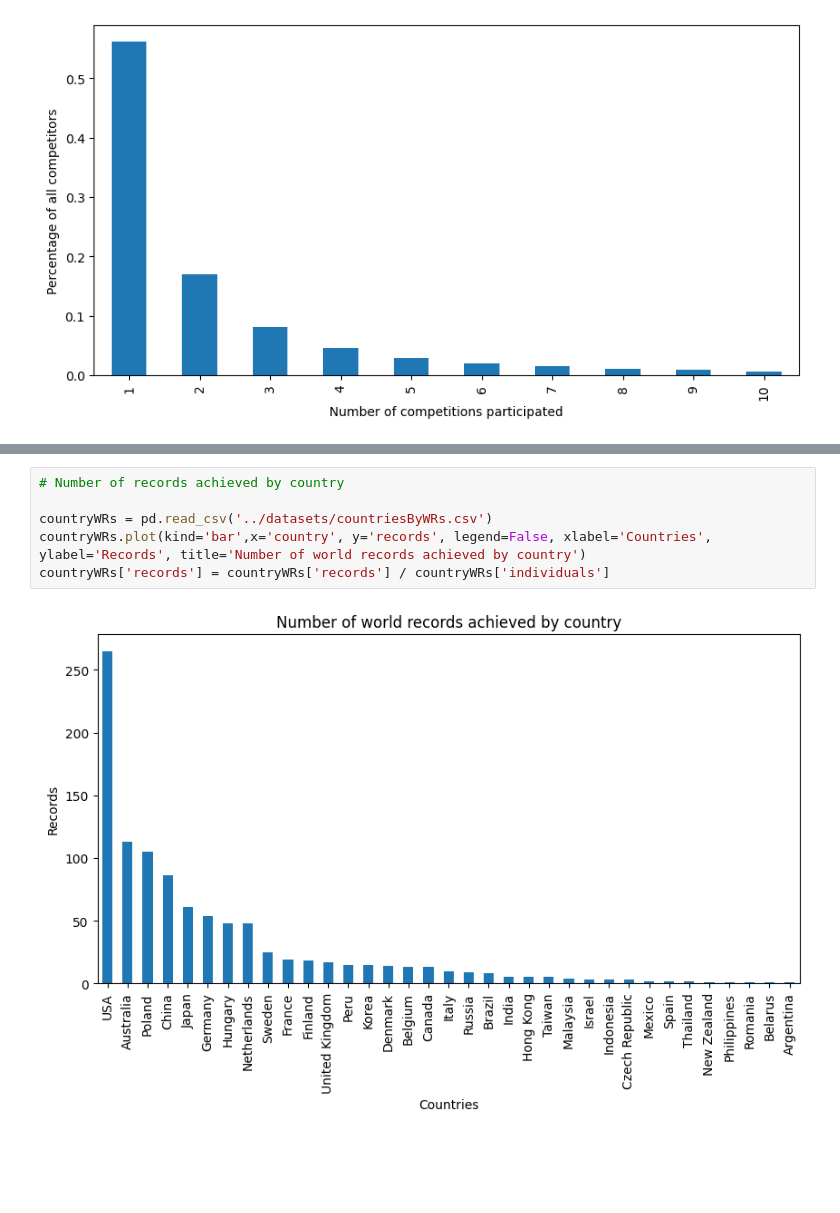
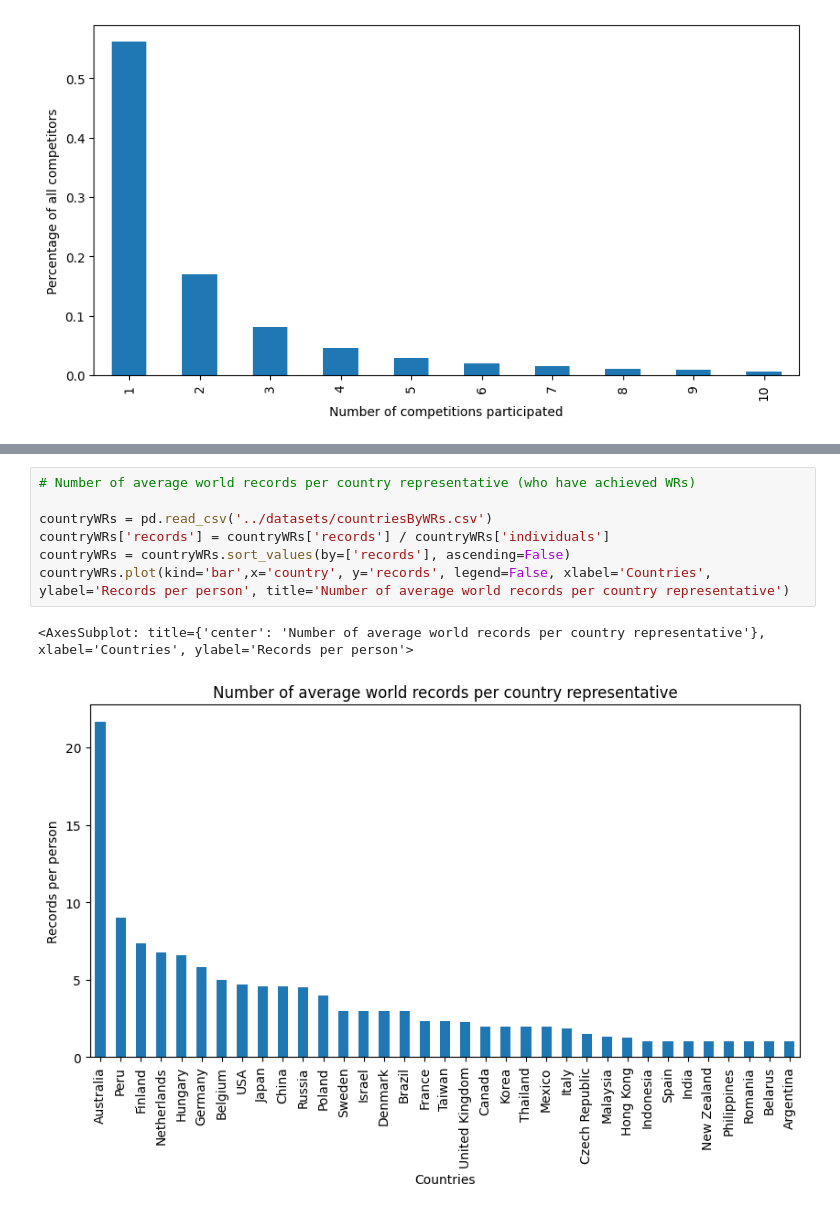
Before and after one commit to oskarkuuse/IDSproject, a Jupyter notebook: notebooks/general.ipynb, the cells around one changed output, grey strips where cells are left out. Cells and saved outputs as stored; diff of their text form; blank space fills up the shorter version.

```diff
--- a/notebooks/general.ipynb
+++ b/notebooks/general.ipynb
@@ -87,8 +98,10 @@ compParticipationsFreq[:10].plot(kind='bar', xlabel="Number of competitions part
 # %%
-# Number of records achieved by country
+# Number of average world records per country representative (who have achieved WRs)
 
 countryWRs = pd.read_csv('../datasets/countriesByWRs.csv')
-countryWRs.plot(kind='bar',x='country', y='records', legend=False, xlabel='Countries', ylabel='Records', title='Number of world records achieved by country')
 countryWRs['records'] = countryWRs['records'] / countryWRs['individuals']
+countryWRs = countryWRs.sort_values(by=['records'], ascending=False)
+countryWRs.plot(kind='bar',x='country', y='records', legend=False, xlabel='Countries', ylabel='Records per person', title='Number of average world records per country representative')
 # %% [output]
+<AxesSubplot: title={'center': 'Number of average world records per country representative'}, xlabel='Countries', ylabel='Records per person'>
-[figure, old version]
+[figure, new version]
```
Also changed, not shown: parts of 3 cells of this notebook, 4 other files.
